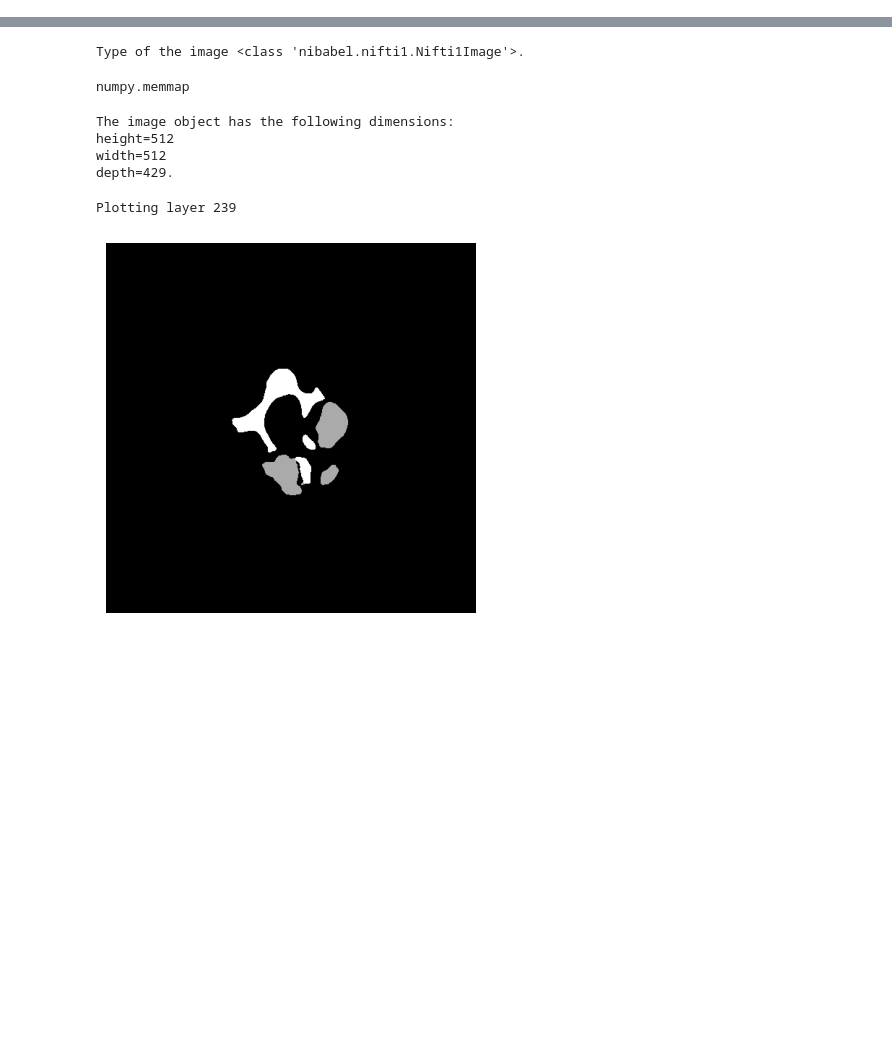
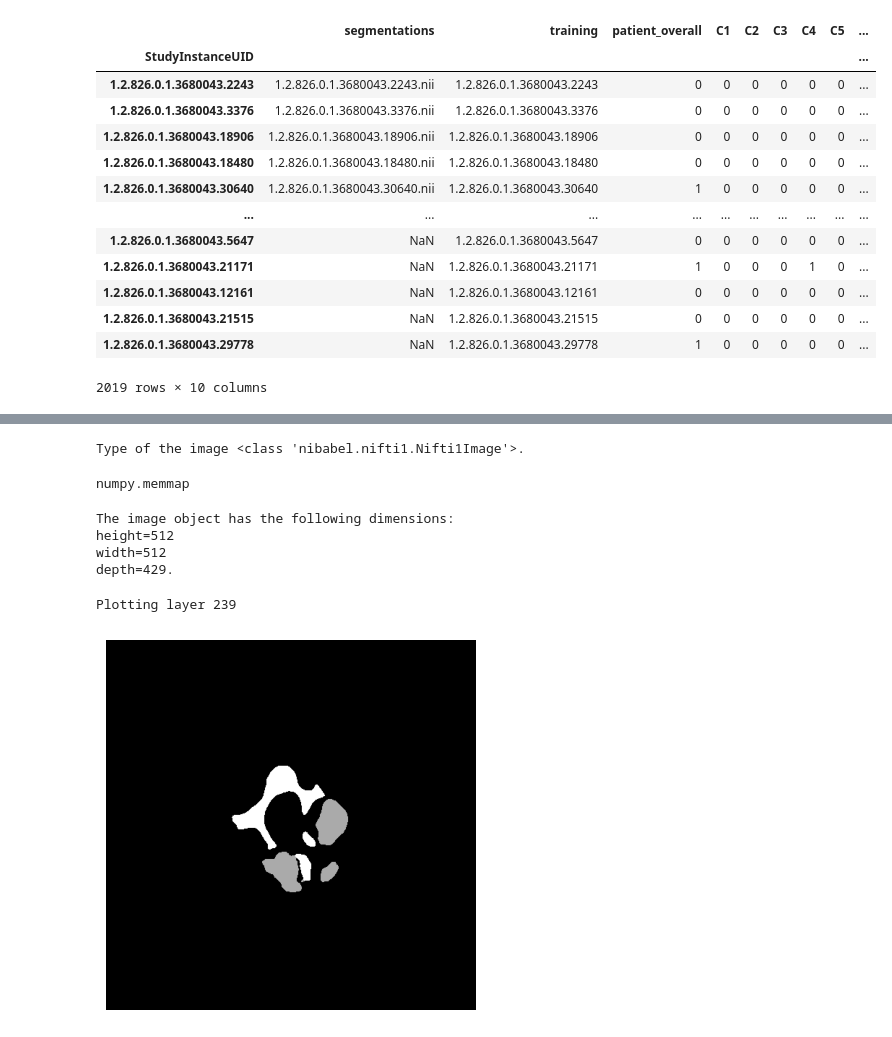
Before and after one commit to hatzav-ox/rsna-cervical-spine_poetry, a Jupyter notebook: notebooks/playground.ipynb, the cells around one changed output, grey strips where cells are left out. Drawn from its saved outputs; the diff is of its cells as text; code cells hidden in the pictures; blank space fills up the shorter version.

```diff
--- a/notebooks/playground.ipynb
+++ b/notebooks/playground.ipynb
@@ -3,3 +3,48 @@ import nibabel as nib
 import numpy as np
 from nibabel import Nifti1Image
 import matplotlib.pyplot as plt
+# %%
+import os
+import pandas as pd
+base_folder: str = "/Volumes/Data/HadavandsMininos/data/raw"
+segmentations_folder: str = base_folder + "/segmentations/"
+training_folder: str = base_folder + "/train_images/"
+
+
+segmentations_df = pd.DataFrame({
+    "segmentations": os.listdir(segmentations_folder)
+})
+
+segmentations_df["StudyInstanceUID"] = segmentations_df["segmentations"].str.strip(".nii")
+
+segmentations_df = segmentations_df.set_index("StudyInstanceUID")
+
+training_df = pd.DataFrame({
+    "training": os.listdir(training_folder)
+})
+
+training_df["StudyInstanceUID"] = training_df["training"]
+
+training_df = training_df.set_index("StudyInstanceUID")
+
+train_df = pd.read_csv(base_folder+"/train.csv")
+train_df = train_df.set_index("StudyInstanceUID")
+
+df = pd.concat([segmentations_df, training_df, train_df], axis=1)
+
+df
+# %% [output]
+|  | segmentations | training | patient_overall | C1 | C2 | C3 | C4 | C5 | ... |
+| StudyInstanceUID |  |  |  |  |  |  |  |  | ... |
+| 1.2.826.0.1.3680043.2243 | 1.2.826.0.1.3680043.2243.nii | 1.2.826.0.1.3680043.2243 | 0 | 0 | 0 | 0 | 0 | 0 | ... |
+| 1.2.826.0.1.3680043.3376 | 1.2.826.0.1.3680043.3376.nii | 1.2.826.0.1.3680043.3376 | 0 | 0 | 0 | 0 | 0 | 0 | ... |
+| 1.2.826.0.1.3680043.18906 | 1.2.826.0.1.3680043.18906.nii | 1.2.826.0.1.3680043.18906 | 0 | 0 | 0 | 0 | 0 | 0 | ... |
+| 1.2.826.0.1.3680043.18480 | 1.2.826.0.1.3680043.18480.nii | 1.2.826.0.1.3680043.18480 | 0 | 0 | 0 | 0 | 0 | 0 | ... |
+| 1.2.826.0.1.3680043.30640 | 1.2.826.0.1.3680043.30640.nii | 1.2.826.0.1.3680043.30640 | 1 | 0 | 0 | 0 | 0 | 0 | ... |
+| ... | ... | ... | ... | ... | ... | ... | ... | ... | ... |
+| 1.2.826.0.1.3680043.5647 | NaN | 1.2.826.0.1.3680043.5647 | 0 | 0 | 0 | 0 | 0 | 0 | ... |
+| 1.2.826.0.1.3680043.21171 | NaN | 1.2.826.0.1.3680043.21171 | 1 | 0 | 0 | 0 | 1 | 0 | ... |
+| 1.2.826.0.1.3680043.12161 | NaN | 1.2.826.0.1.3680043.12161 | 0 | 0 | 0 | 0 | 0 | 0 | ... |
+| 1.2.826.0.1.3680043.21515 | NaN | 1.2.826.0.1.3680043.21515 | 0 | 0 | 0 | 0 | 0 | 0 | ... |
+| 1.2.826.0.1.3680043.29778 | NaN | 1.2.826.0.1.3680043.29778 | 1 | 0 | 0 | 0 | 0 | 0 | ... |
+2019 rows × 10 columns
```
Also changed, not shown: parts of 3 cells of this notebook, 7 other files.
